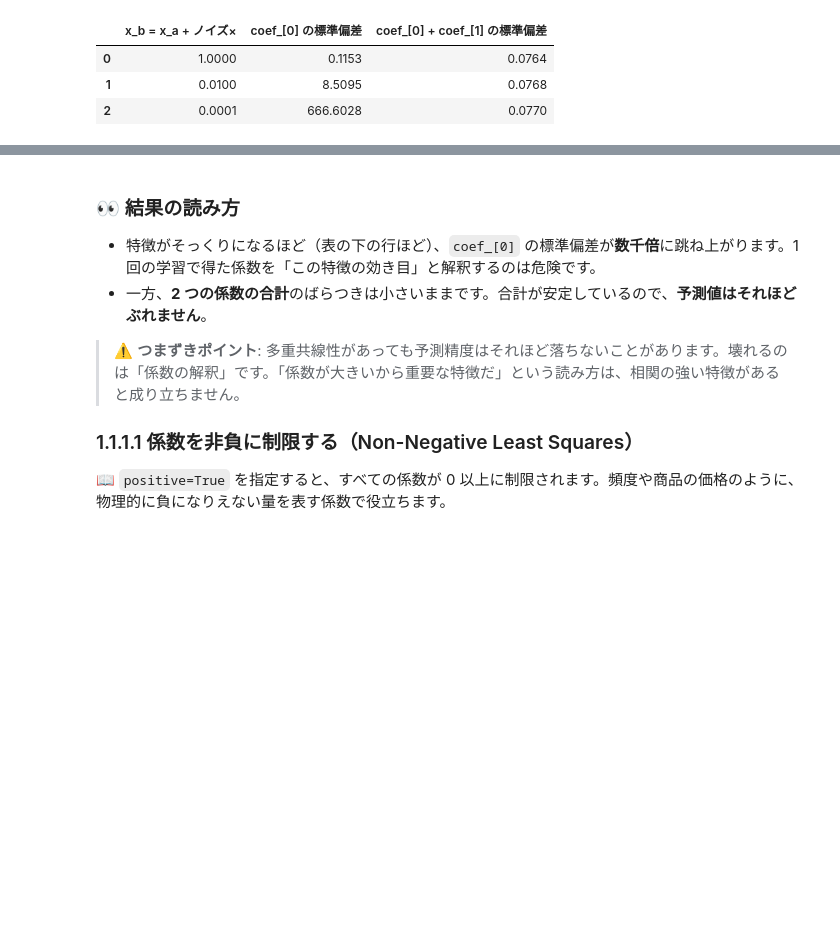
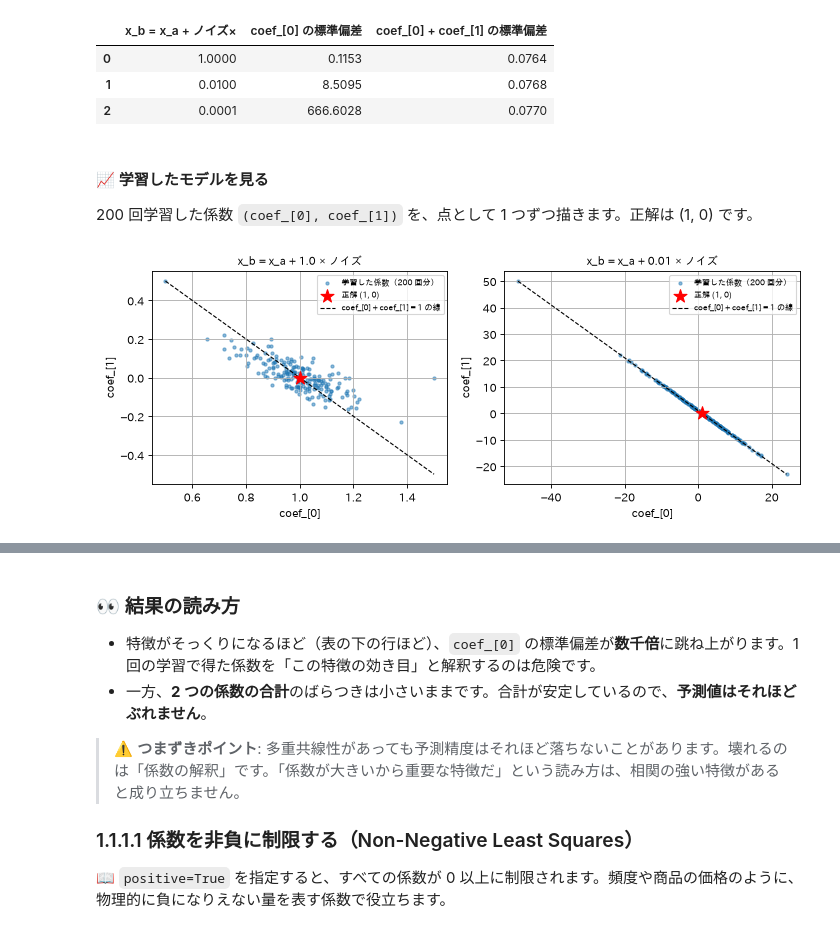
Before and after one commit to qsat/sandbox, a Jupyter notebook: study-sklearn/notebooks/01_supervised/01_linear_models_1_ols_regularization.ipynb, the cells around one changed output, grey strips where cells are left out. Drawn from its saved outputs; the diff is of its cells as text; code cells hidden in the pictures; blank space fills up the shorter version.

```diff
--- a/study-sklearn/notebooks/01_supervised/01_linear_models_1_ols_regularization.ipynb
+++ b/study-sklearn/notebooks/01_supervised/01_linear_models_1_ols_regularization.ipynb
@@ -280,3 +310,23 @@ pd.DataFrame(rows)
 | 0 | 1.0000 | 0.1153 | 0.0764 |
 | 1 | 0.0100 | 8.5095 | 0.0768 |
 | 2 | 0.0001 | 666.6028 | 0.0770 |
+# %% [markdown]
+#### 📈 学習したモデルを見る
+
+200 回学習した係数 `(coef_[0], coef_[1])` を、点として 1 つずつ描きます。正解は (1, 0) です。
+# %%
+fig, axes = plt.subplots(1, 2, figsize=(9, 3.6))
+for ax, eps in zip(axes, [1.0, 0.01]):
+    x_b_demo = x_a + eps * np.random.RandomState(11).randn(n)     # この図専用の乱数
+    X_demo = np.c_[x_a, x_b_demo]
+    c = np.array([lm.LinearRegression().fit(X_demo, x_a + np.random.RandomState(s).randn(n) * 0.5).coef_
+                  for s in range(200)])
+    ax.scatter(c[:, 0], c[:, 1], s=8, alpha=0.5, label="学習した係数（200 回分）")
+    ax.scatter([1], [0], c="red", marker="*", s=150, label="正解 (1, 0)", zorder=3)
+    t = np.linspace(c[:, 0].min(), c[:, 0].max(), 2)
+    ax.plot(t, 1 - t, "k--", lw=1, label="coef_[0] + coef_[1] = 1 の線")
+    ax.set_xlabel("coef_[0]"); ax.set_ylabel("coef_[1]")
+    ax.set_title(f"x_b = x_a + {eps} × ノイズ", fontsize=10); ax.legend(fontsize=7)
+plt.tight_layout(); plt.show()
+# %% [output]
+[figure, added]
```
Also changed, not shown: parts of 26 cells of this notebook.
